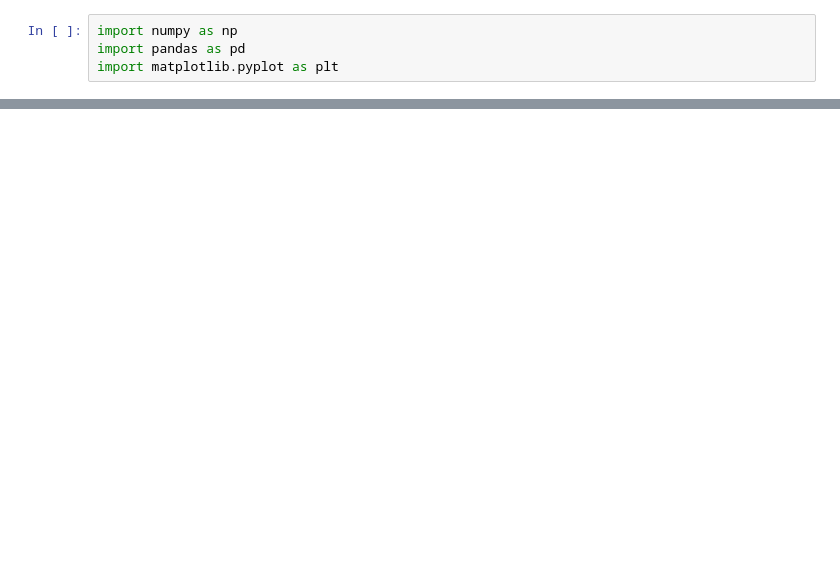
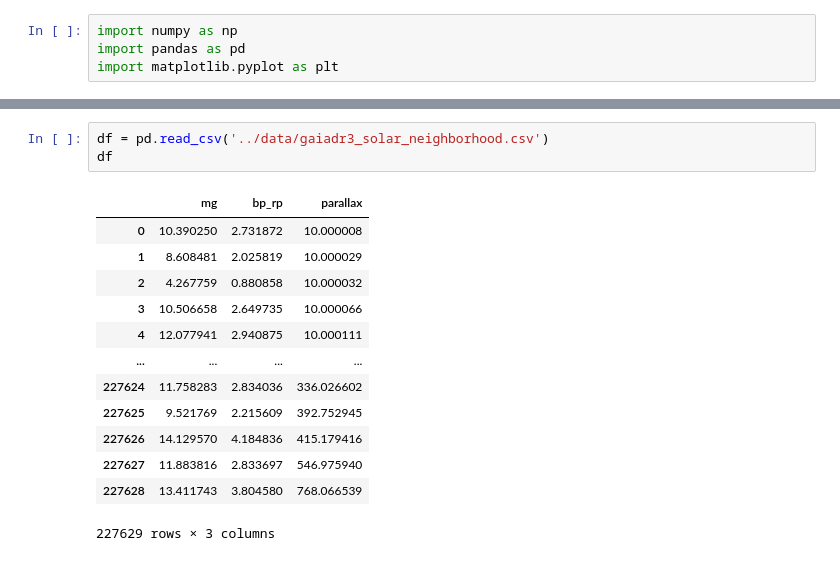
Before and after one commit to wrighj26/scicomp2_F25_wright, a Jupyter notebook: notebooks/Solar Neighborhood w Gaia.ipynb, the cells around one changed output, grey strips where cells are left out. Saved outputs shown, nothing was run; the diff lists cells and outputs as text; blank space fills up the shorter version.

```diff
--- a/notebooks/Solar Neighborhood w Gaia.ipynb
+++ b/notebooks/Solar Neighborhood w Gaia.ipynb
@@ -58,0 +47,17 @@ It's difficult to see what's going on in the high density regions, so let's work
+# %%
+df = pd.read_csv('../data/gaiadr3_solar_neighborhood.csv')
+df
+# %% [output]
+|  | mg | bp_rp | parallax |
+| 0 | 10.390250 | 2.731872 | 10.000008 |
+| 1 | 8.608481 | 2.025819 | 10.000029 |
+| 2 | 4.267759 | 0.880858 | 10.000032 |
+| 3 | 10.506658 | 2.649735 | 10.000066 |
+| 4 | 12.077941 | 2.940875 | 10.000111 |
+| ... | ... | ... | ... |
+| 227624 | 11.758283 | 2.834036 | 336.026602 |
+| 227625 | 9.521769 | 2.215609 | 392.752945 |
+| 227626 | 14.129570 | 4.184836 | 415.179416 |
+| 227627 | 11.883816 | 2.833697 | 546.975940 |
+| 227628 | 13.411743 | 3.804580 | 768.066539 |
+227629 rows × 3 columns
```
Also changed, not shown: parts of 19 cells of this notebook.
